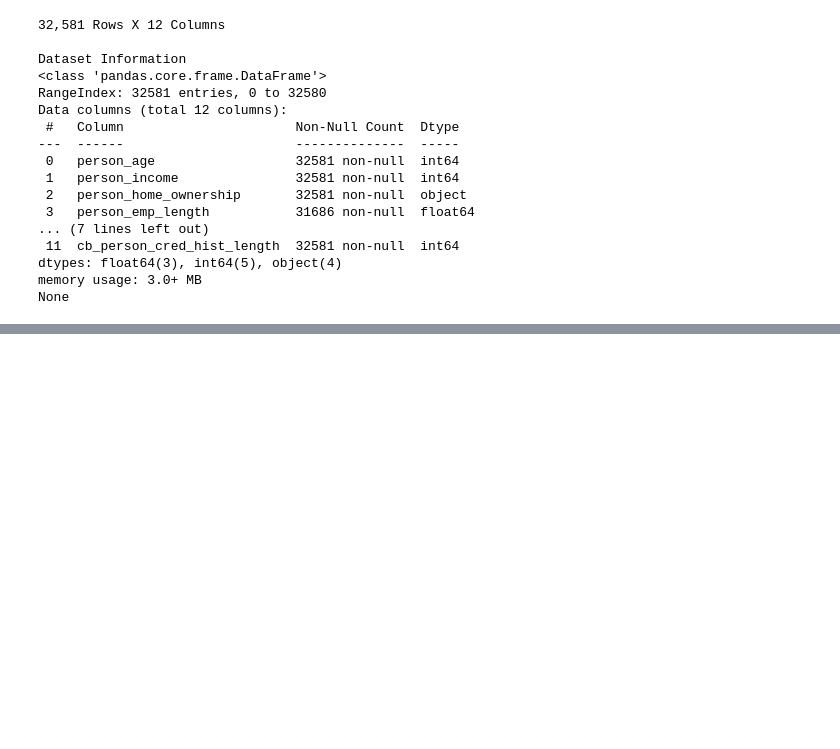
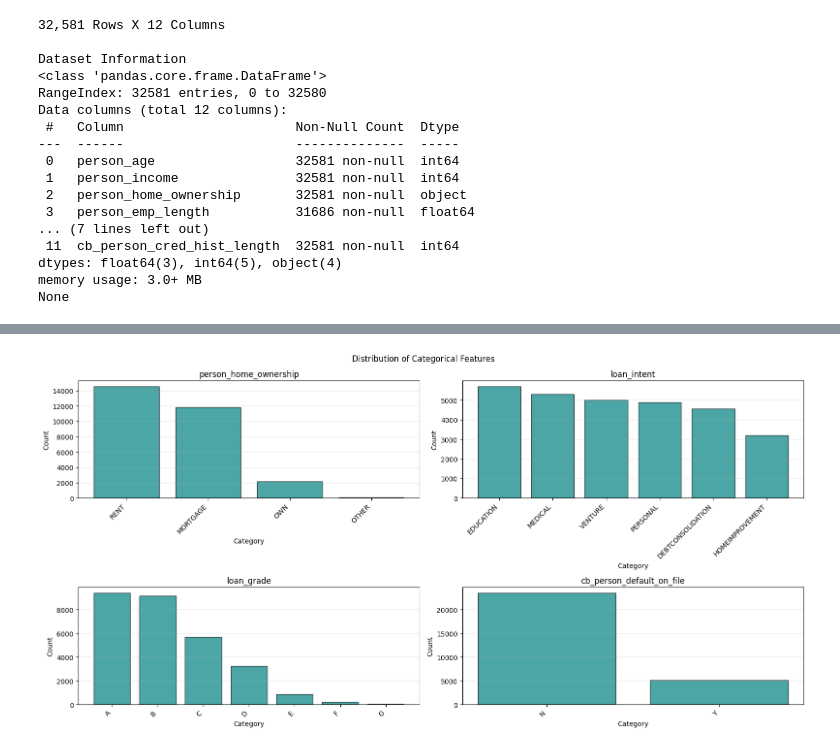
Before and after one commit to nitin-vinayak/creditrisk, a Jupyter notebook: exploratoryanalysis.ipynb, the cells around one changed output, grey strips where cells are left out. Cells and saved outputs as stored; diff of their text form; code cells hidden in the pictures; blank space fills up the shorter version.

```diff
--- a/exploratoryanalysis.ipynb
+++ b/exploratoryanalysis.ipynb
@@ -62,0 +97,3 @@ print(categrocial_cols)
+# %%
+for col in categrocial_cols:
+    print(f'\n{df[col].value_counts()}')
@@ -62,0 +118,22 @@ print(categrocial_cols)
+# %%
+cols = 2
+rows = math.ceil(len(categrocial_cols)/2)
+
+fig, axes = plt.subplots(rows, cols, figsize = (16, rows * 4))
+axes = axes.flatten()
+
+for idx, col in enumerate(categrocial_cols):
+    value_counts = df[col].value_counts()
+    axes[idx].bar(range(len(value_counts)), value_counts.values, color= 'Teal', edgecolor= 'Black', alpha=0.7)
+    axes[idx].set_xticks(range(len(value_counts)))
+    axes[idx].set_xticklabels(value_counts.index, rotation=45, ha='right')
+    axes[idx].set_title(f'{col}')
+    axes[idx].set_xlabel('Category')
+    axes[idx].set_ylabel('Count')
+    axes[idx].grid(axis='y', alpha=0.3)
+
+plt.suptitle('Distribution of Categorical Features')
+plt.tight_layout()
+plt.show()
+# %% [output]
+[figure, added]
```
Also changed, not shown: parts of 10 cells of this notebook.
